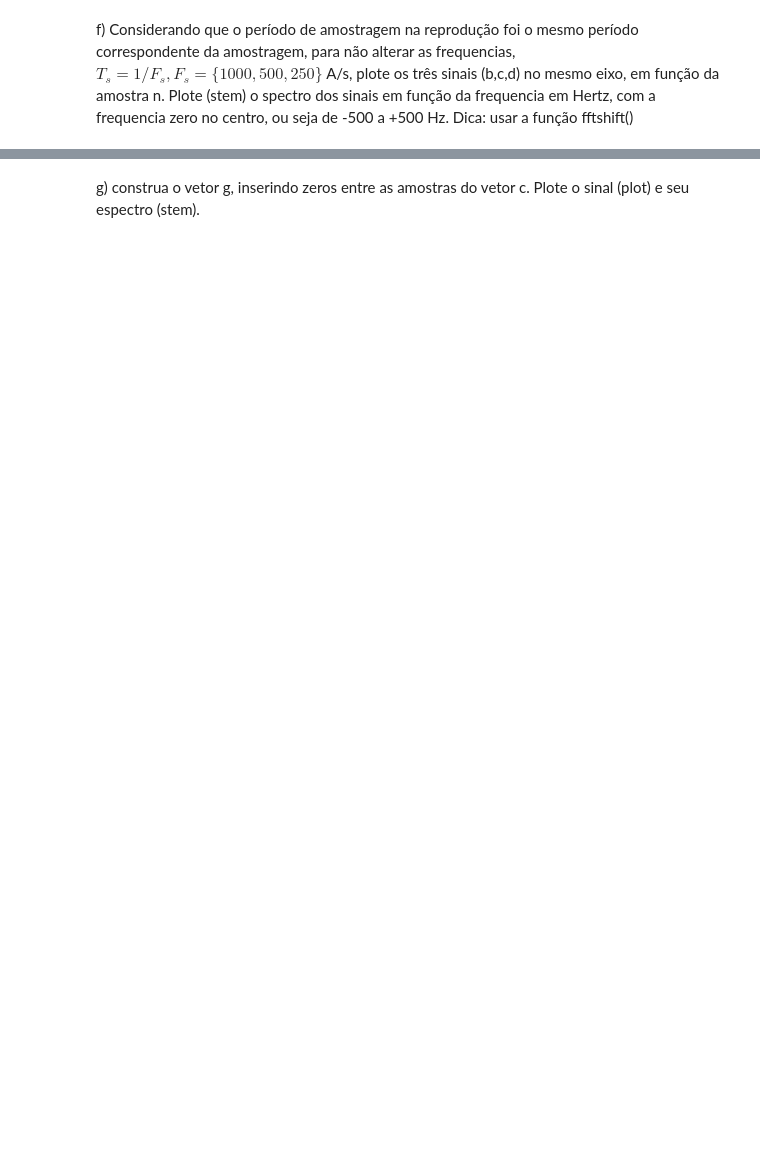
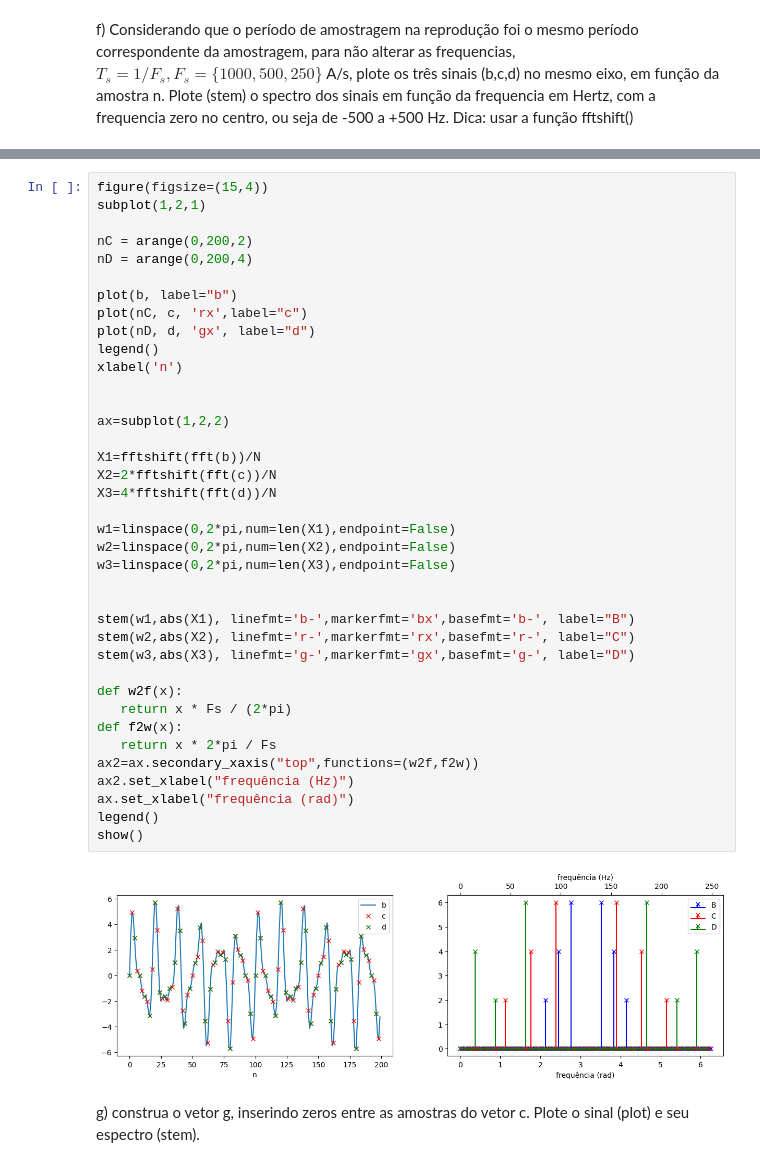
Before and after one commit to Je-Leo-AS/PDS, a Jupyter notebook: lab6/Lab-AmostragemDec.ipynb, the cells around one changed output, grey strips where cells are left out. Drawn from its saved outputs; the diff is of its cells as text; blank space fills up the shorter version.

```diff
--- a/lab6/Lab-AmostragemDec.ipynb
+++ b/lab6/Lab-AmostragemDec.ipynb
@@ -68,2 +181,42 @@ f) Considerando que o período de amostragem na reprodução foi o mesmo períod
+# %%
+figure(figsize=(15,4))
+subplot(1,2,1)
+
+nC = arange(0,200,2)
+nD = arange(0,200,4)
+
+plot(b, label="b")
+plot(nC, c, 'rx',label="c")
+plot(nD, d, 'gx', label="d")
+legend()
+xlabel('n')
+
+
+ax=subplot(1,2,2)
+
+X1=fftshift(fft(b))/N
+X2=2*fftshift(fft(c))/N
+X3=4*fftshift(fft(d))/N
+
+w1=linspace(0,2*pi,num=len(X1),endpoint=False)
+w2=linspace(0,2*pi,num=len(X2),endpoint=False)
+w3=linspace(0,2*pi,num=len(X3),endpoint=False)
+
+
+stem(w1,abs(X1), linefmt='b-',markerfmt='bx',basefmt='b-', label="B")
+stem(w2,abs(X2), linefmt='r-',markerfmt='rx',basefmt='r-', label="C")
+stem(w3,abs(X3), linefmt='g-',markerfmt='gx',basefmt='g-', label="D")
+
+def w2f(x):
+   return x * Fs / (2*pi)
+def f2w(x):
+   return x * 2*pi / Fs
+ax2=ax.secondary_xaxis("top",functions=(w2f,f2w))
+ax2.set_xlabel("frequência (Hz)")
+ax.set_xlabel("frequência (rad)")
+legend()
+show()
+# %% [output]
+[figure, added]
 # %% [markdown]
 g) construa o vetor g, inserindo zeros entre as amostras do vetor c. Plote o sinal (plot) e seu espectro (stem).
```
Also changed, not shown: parts of 14 cells of this notebook, 1 other file.
